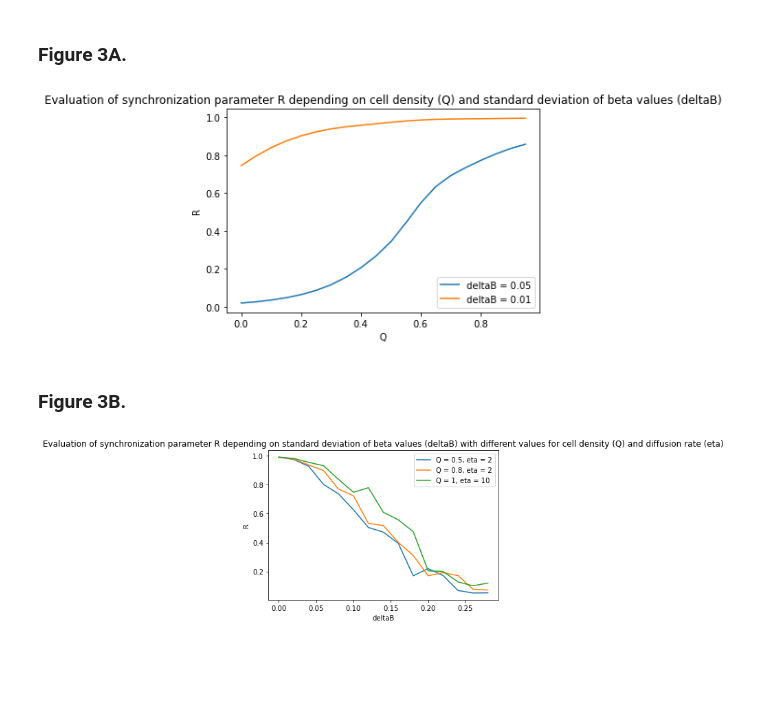
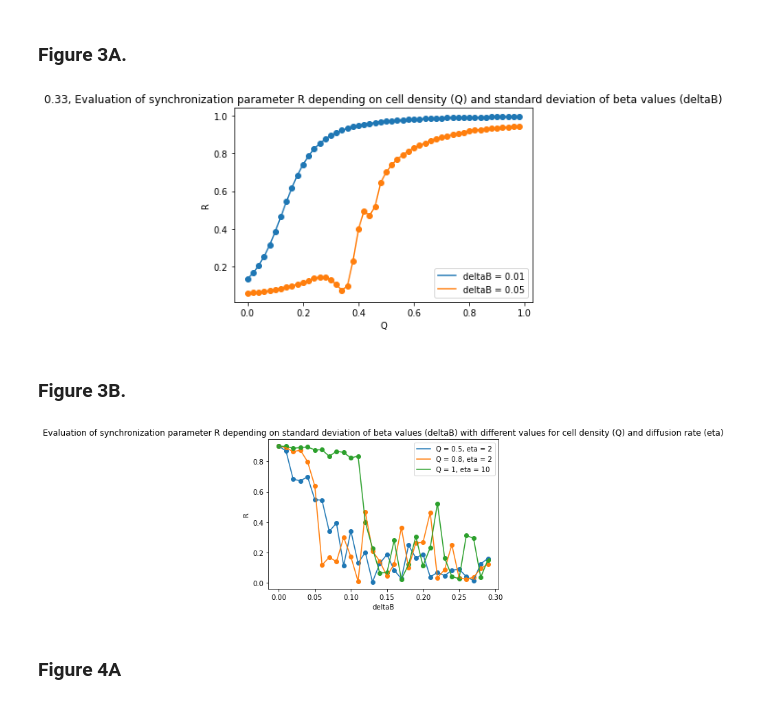
Before and after one commit to Wabognie/BS1_project, a Jupyter notebook: project.ipynb, the cells around one changed output. Drawn from its saved outputs; the diff is of its cells as text; code cells hidden in the pictures; blank space fills up the shorter version.

```diff
--- a/project.ipynb
+++ b/project.ipynb
@@ -354,24 +357,23 @@ def R(t1, t2, b, nCell):
 ### Figure 3A.
 # %%
 ### Constant values
-nCell = 100 # Number of cells to use
+nCell = 10 # Number of cells to use
 n = 2 # Hill coefficient
 alpha = 112 # Transcription rate in the absence of repressor
 kappa = 20 # Maximal contribution to lacI transcription in the presence of saturating amounts of AI
 k_s0 = 1
 k_s1 = 0.01
-t = 1000 # Time during which the modelisation will be done
+t = 2000 # Time during which the modelisation will be done
 eta = 2.0 # Diffusion rate of AI across the cell membrane
-
-tau = 0.2 # Time interval
+tau = 0.33 # Time interval
 # %%
-for deltaB in [0.05, 0.01]:
+for deltaB in [0.01, 0.05]:
     Q_values = []
     R_values = []
     beta = []
     for i in range(nCell):
         beta.append(random.gauss(1, deltaB))
-    for Q in np.arange(0, 1, 0.05):
+    for Q in np.arange(0, 1, 0.02):
         ### Matrix initialization
         a = np.zeros((nCell, t))
         b = np.zeros((nCell, t))
@@ -384,51 +386,55 @@ for deltaB in [0.05, 0.01]:
         S = np.zeros((nCell, t))
         Se = np.zeros((nCell, t))
 
-        a[:,0] = 0
-        b[:,0] = 50
-        c[:,0] = 0
+        for cell in range(nCell):
+            b[cell,0] = random.randint(50, 100)
+            a[cell,0] = random.randint(50, 100)
+            c[cell,0] = random.randint(50, 100)
 
-        A[:,0] = 0
-        B[:,0] = 0
-        C[:,0] = 0
+            A[cell,0] = random.randint(50, 100)
+            B[cell,0] = random.randint(50, 100)
+            C[cell,0] = random.randint(50, 100)
 
-        S[:,0] = 0
-        Se[:,0] = 0
+            S[cell,0] = random.randint(50, 100)
+            Se[cell,0] = random.randint(50, 100)
 
         ### Calcul of values
         for j in range(0, t-1):
             for i in range(0, nCell):
+
                 abis = a[i,j] + tau/2 *(-a[i,j]+(alpha/(1+C[i,j]**n)))
                 bbis = b[i,j] + tau/2 *(-b[i,j]+(alpha/(1+A[i,j]**n)))
                 cbis = c[i,j] + tau/2 *(-c[i,j]+(alpha/(1+B[i,j]**n))+(kappa*S[i,j]/1+S[i,j]))
 
                 Abis = A[i, j] + tau/2 * (beta[i] * (a[i, j] - A[i, j]))
                 Bbis = B[i, j] + tau/2 * (beta[i] * (b[i, j] - B[i, j]))
                 Cbis = C[i, j] + tau/2 * (beta[i] * (c[i, j] - C[i, j]))
 
                 Sbis = S[i, j] + tau/2 * ((-k_s0 * S[i, j]) + (k_s1 * A[i, j]) - (eta * (S[i, j] - Se[i, j])))
 
                 a[i,j+1] = a[i,j] + tau *(-abis+(alpha/(1+Cbis**n)))
                 b[i,j+1] = b[i,j] + tau *(-bbis+(alpha/(1+Abis**n)))
                 c[i,j+1] = c[i,j] + tau *(-cbis+(alpha/(1+Bbis**n))+(kappa*Sbis/1+Sbis))
 
                 A[i,j+1] = A[i, j]+ tau*(beta[i]*(abis-Abis))
                 B[i,j+1] = B[i, j]+ tau*(beta[i]*(bbis-Bbis))
                 C[i,j+1] = C[i, j]+ tau*(beta[i]*(cbis-Cbis))
 
                 S[i,j+1] = S[i,j]+tau*((-k_s0*Sbis)+(k_s1*Abis)-(eta*(Sbis-Se[i,j])))
 
                 Se[i,j+1] = Q*np.mean(S[:,j])
 
         Q_values.append(Q)
-        R_values.append(R(900, 1000, b, nCell))
+        R_values.append(R(1500, 2000, b, nCell))
+    plt.scatter(Q_values, R_values)
     plt.plot(Q_values, R_values, label= str("deltaB = " + str(deltaB)))
     plt.title("Evaluation of synchronization parameter R depending on cell density (Q) and standard deviation of beta values (deltaB)")
     plt.xlabel("Q")
     plt.ylabel("R")
     plt.legend()
+#plt.show()
 # %% [output]
-[figure, old version]
+[figure, new version]
 # %% [markdown]
 ### Figure 3B.
 # %%
@@ -447,7 +453,7 @@ for Q, eta in (0.5, 2), (0.8, 2), (1, 10):
     deltaB_values = []
     R_values = []
 
-    for deltaB in np.arange(0, 0.3, 0.02):
+    for deltaB in np.arange(0, 0.3, 0.01):
         beta = []
         for i in range(nCell):
             beta.append(random.gauss(1, deltaB))
@@ -464,16 +470,17 @@ for Q, eta in (0.5, 2), (0.8, 2), (1, 10):
         S = np.zeros((nCell, t))
         Se = np.zeros((nCell, t))
 
-        a[:,0] = 0
-        b[:,0] = 50
-        c[:,0] = 0
+        for cell in range(nCell):
+            b[cell,0] = random.randint(50, 100)
+            a[cell,0] = random.randint(50, 100)
+            c[cell,0] = random.randint(50, 100)
 
-        A[:,0] = 0
-        B[:,0] = 0
-        C[:,0] = 0
+            A[cell,0] = random.randint(50, 100)
+            B[cell,0] = random.randint(50, 100)
+            C[cell,0] = random.randint(50, 100)
 
-        S[:,0] = 0
-        Se[:,0] = 0
+            S[cell,0] = random.randint(50, 100)
+            Se[cell,0] = random.randint(50, 100)
 
         ### Calcul of values
         for j in range(1, t-1):
@@ -501,11 +508,14 @@ for Q, eta in (0.5, 2), (0.8, 2), (1, 10):
                 Se[i,j+1] = Q*np.mean(S[:,j])
 
         deltaB_values.append(deltaB)
-        R_values.append(R(800, 1000, b, nCell))
+        R_values.append(R(1400, 1500, b, nCell))
+    plt.scatter(deltaB_values, R_values)
     plt.plot(deltaB_values, R_values, label = str("Q = " + str(Q) + ", eta = " + str(eta)))
     plt.title("Evaluation of synchronization parameter R depending on standard deviation of beta values (deltaB) with different values for cell density (Q) and diffusion rate (eta)")
     plt.xlabel("deltaB")
     plt.ylabel("R")
     plt.legend()
 # %% [output]
-[figure, old version]
+[figure, new version]
+# %% [markdown]
+### Figure 4A
```
Also changed, not shown: parts of 9 cells of this notebook.
